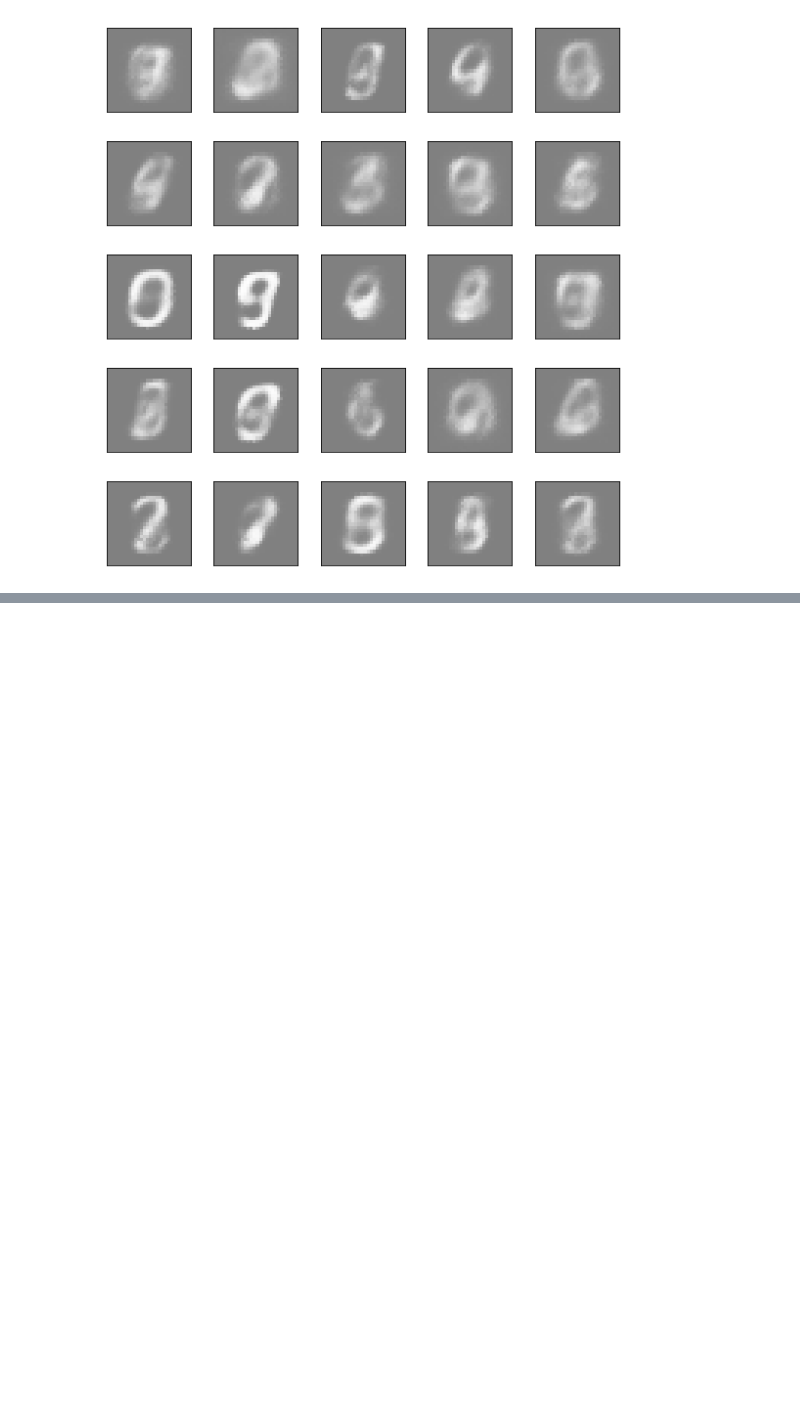
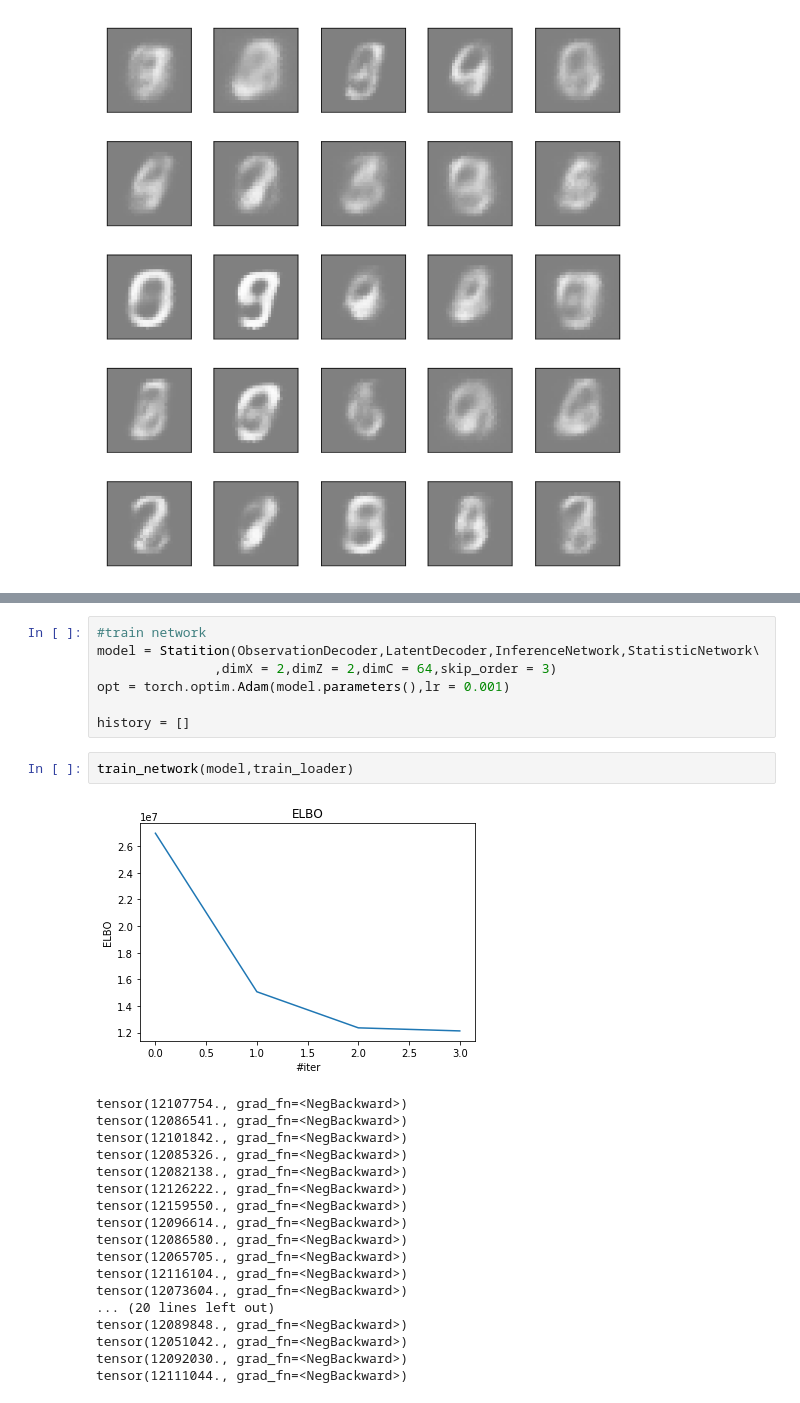
Before and after one commit to egornuzhin/bml_deep_prior, a Jupyter notebook: NeuralStatistician.ipynb, the cells around one changed output, grey strips where cells are left out. Drawn from its saved outputs; the diff is of its cells as text; blank space fills up the shorter version.

```diff
--- a/NeuralStatistician.ipynb
+++ b/NeuralStatistician.ipynb
@@ -409,0 +577,28 @@ plt.show()
+# %%
+#train network
+model = Statition(ObservationDecoder,LatentDecoder,InferenceNetwork,StatisticNetwork\
+               ,dimX = 2,dimZ = 2,dimC = 64,skip_order = 3)
+opt = torch.optim.Adam(model.parameters(),lr = 0.001)
+
+history = []
+# %%
+train_network(model,train_loader)
+# %% [output]
+[figure, added]
+tensor(12107754., grad_fn=<NegBackward>)
+tensor(12086541., grad_fn=<NegBackward>)
+tensor(12101842., grad_fn=<NegBackward>)
+tensor(12085326., grad_fn=<NegBackward>)
+tensor(12082138., grad_fn=<NegBackward>)
+tensor(12126222., grad_fn=<NegBackward>)
+tensor(12159550., grad_fn=<NegBackward>)
+tensor(12096614., grad_fn=<NegBackward>)
+tensor(12086580., grad_fn=<NegBackward>)
+tensor(12065705., grad_fn=<NegBackward>)
+tensor(12116104., grad_fn=<NegBackward>)
+tensor(12073604., grad_fn=<NegBackward>)
+... (20 lines left out)
+tensor(12089848., grad_fn=<NegBackward>)
+tensor(12051042., grad_fn=<NegBackward>)
+tensor(12092030., grad_fn=<NegBackward>)
+tensor(12111044., grad_fn=<NegBackward>)
```
Also changed, not shown: parts of 17 cells of this notebook.
